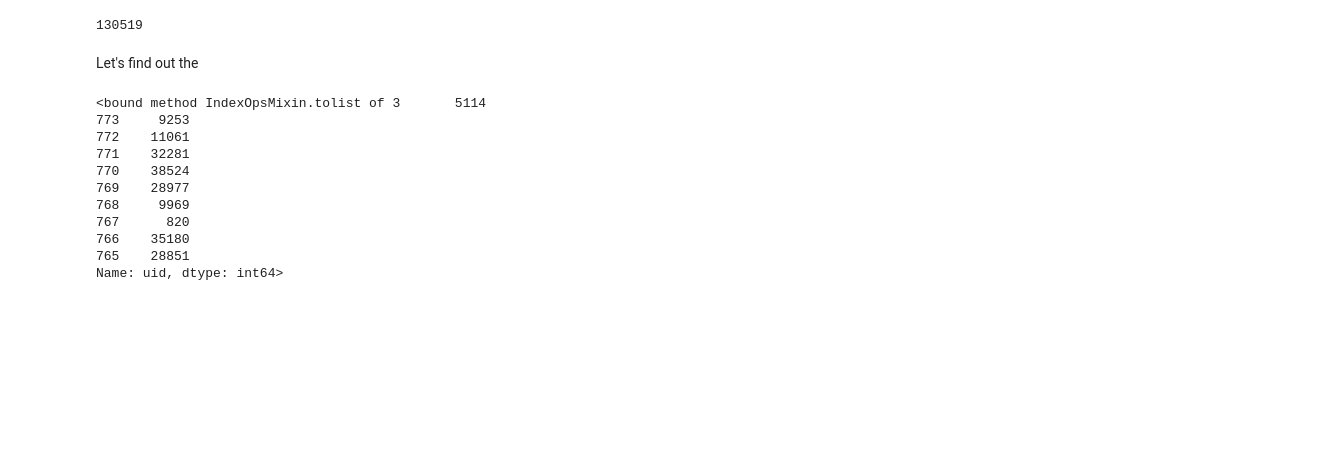
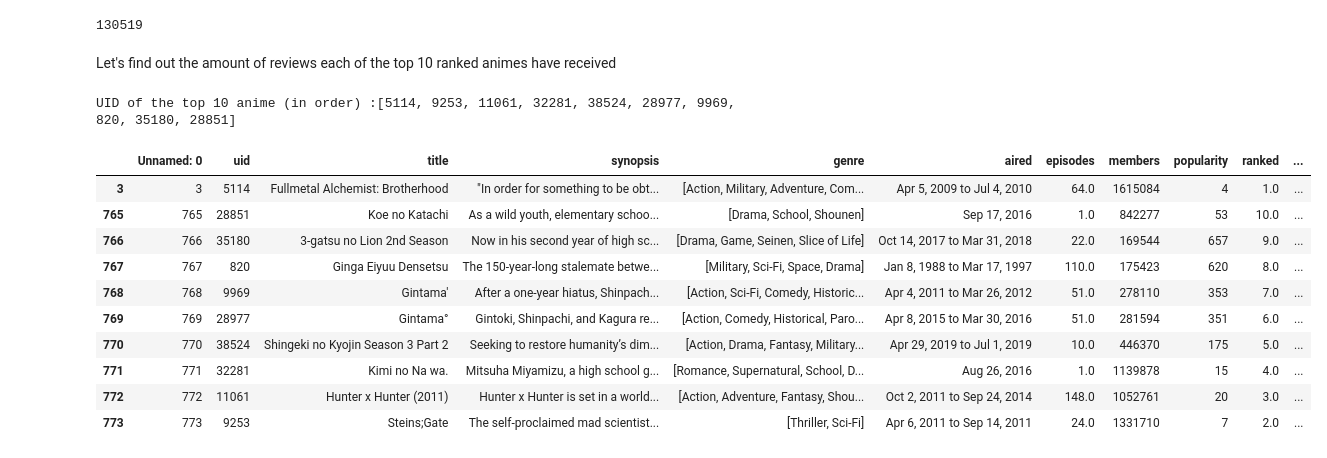
Before and after one commit to qxzjy/anime-recommendation-engine, a Jupyter notebook: notebook/EDA.ipynb, the cells around one changed output. Saved outputs shown, nothing was run; the diff lists cells and outputs as text; code cells hidden in the pictures; blank space fills up the shorter version.

Commit message:
Progress on part 3 of EDA

```diff
--- a/notebook/EDA.ipynb
+++ b/notebook/EDA.ipynb
@@ -213,19 +213,23 @@ len(df_reviews['uid'])
 # %% [output]
 130519
 # %% [markdown]
-Let's find out the
+Let's find out the amount of reviews each of the top 10 ranked animes have received
 # %%
-top10_anime_uid = rank['uid'].tolist
-top10_anime_uid
+top10_anime_uid = rank['uid'].tolist()
+print(f'UID of the top 10 anime (in order) :{top10_anime_uid}')
+reviews_for_top10 = df_reviews[df_reviews['anime_uid'].isin(top10_anime_uid)]
+top10_anime = df_anim[df_anim['uid'].isin(top10_anime_uid)]
+display(top10_anime)
 # %% [output]
-<bound method IndexOpsMixin.tolist of 3       5114
-773     9253
-772    11061
-771    32281
-770    38524
-769    28977
-768     9969
-767      820
-766    35180
-765    28851
-Name: uid, dtype: int64>
+UID of the top 10 anime (in order) :[5114, 9253, 11061, 32281, 38524, 28977, 9969, 820, 35180, 28851]
+|  | Unnamed: 0 | uid | title | synopsis | genre | aired | episodes | members | popularity | ranked | ... |
+| 3 | 3 | 5114 | Fullmetal Alchemist: Brotherhood | "In order for something to be obt... | [Action, Military, Adventure, Com... | Apr 5, 2009 to Jul 4, 2010 | 64.0 | 1615084 | 4 | 1.0 | ... |
+| 765 | 765 | 28851 | Koe no Katachi | As a wild youth, elementary schoo... | [Drama, School, Shounen] | Sep 17, 2016 | 1.0 | 842277 | 53 | 10.0 | ... |
+| 766 | 766 | 35180 | 3-gatsu no Lion 2nd Season | Now in his second year of high sc... | [Drama, Game, Seinen, Slice of Life] | Oct 14, 2017 to Mar 31, 2018 | 22.0 | 169544 | 657 | 9.0 | ... |
+| 767 | 767 | 820 | Ginga Eiyuu Densetsu | The 150-year-long stalemate betwe... | [Military, Sci-Fi, Space, Drama] | Jan 8, 1988 to Mar 17, 1997 | 110.0 | 175423 | 620 | 8.0 | ... |
+| 768 | 768 | 9969 | Gintama' | After a one-year hiatus, Shinpach... | [Action, Sci-Fi, Comedy, Historic... | Apr 4, 2011 to Mar 26, 2012 | 51.0 | 278110 | 353 | 7.0 | ... |
+| 769 | 769 | 28977 | Gintama° | Gintoki, Shinpachi, and Kagura re... | [Action, Comedy, Historical, Paro... | Apr 8, 2015 to Mar 30, 2016 | 51.0 | 281594 | 351 | 6.0 | ... |
+| 770 | 770 | 38524 | Shingeki no Kyojin Season 3 Part 2 | Seeking to restore humanity’s dim... | [Action, Drama, Fantasy, Military... | Apr 29, 2019 to Jul 1, 2019 | 10.0 | 446370 | 175 | 5.0 | ... |
+| 771 | 771 | 32281 | Kimi no Na wa. | Mitsuha Miyamizu, a high school g... | [Romance, Supernatural, School, D... | Aug 26, 2016 | 1.0 | 1139878 | 15 | 4.0 | ... |
+| 772 | 772 | 11061 | Hunter x Hunter (2011) | Hunter x Hunter is set in a world... | [Action, Adventure, Fantasy, Shou... | Oct 2, 2011 to Sep 24, 2014 | 148.0 | 1052761 | 20 | 3.0 | ... |
+| 773 | 773 | 9253 | Steins;Gate | The self-proclaimed mad scientist... | [Thriller, Sci-Fi] | Apr 6, 2011 to Sep 14, 2011 | 24.0 | 1331710 | 7 | 2.0 | ... |
```
Also changed, not shown: parts of 6 cells of this notebook.
